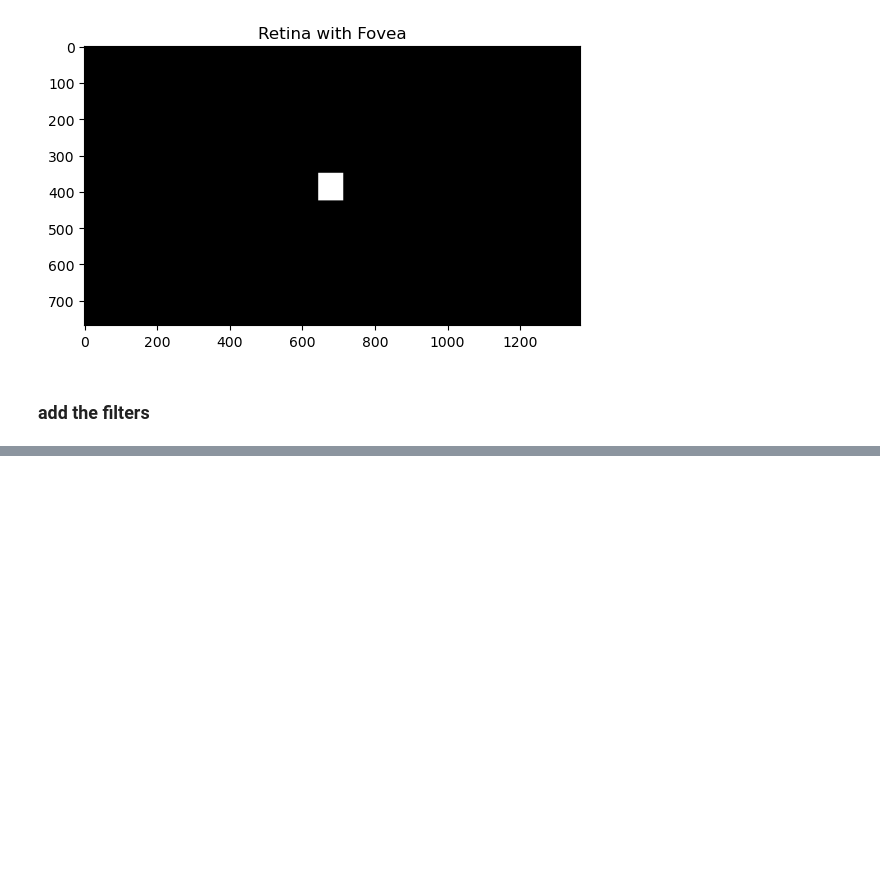
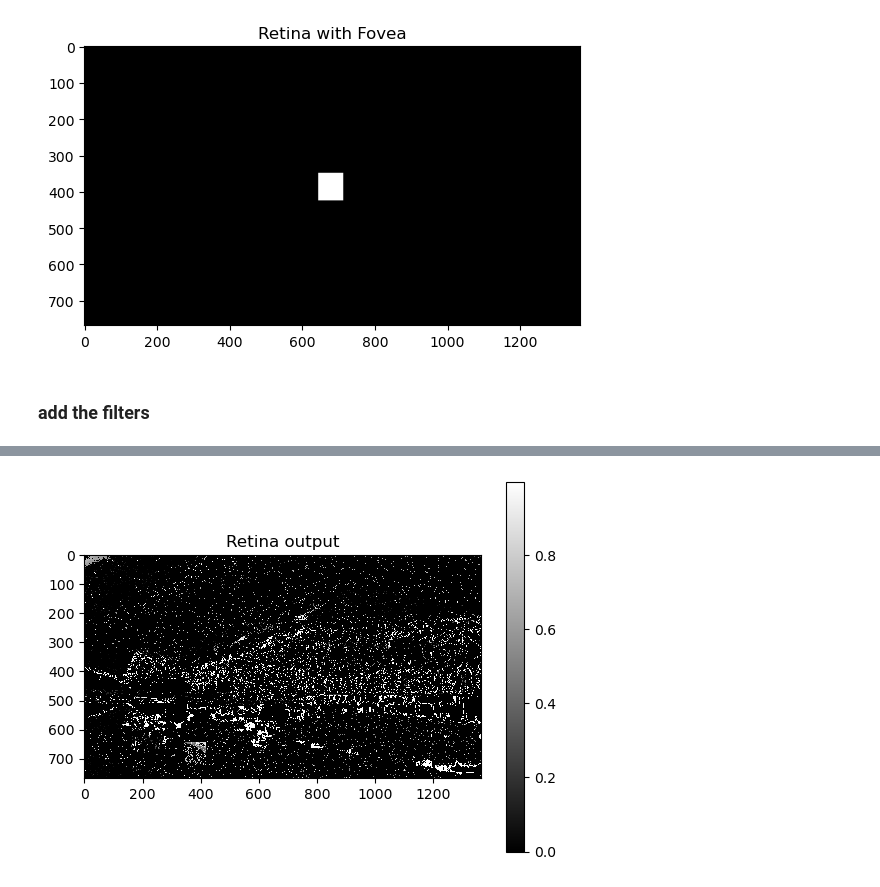
Before and after one commit to pre6/Creating_Retina_Using_CNN, a Jupyter notebook: 7. Get_Distribution_of_Rode_Cone_cells.ipynb, the cells around one changed output, grey strips where cells are left out. Saved outputs shown, nothing was run; the diff lists cells and outputs as text; code cells hidden in the pictures; blank space fills up the shorter version.

Commit message:
dist

```diff
--- a/7. Get_Distribution_of_Rode_Cone_cells.ipynb
+++ b/7. Get_Distribution_of_Rode_Cone_cells.ipynb
@@ -283,0 +294,14 @@ plt.show()
+# %%
+
+
+
+
+probabilities_retina = [0.95, 0.005, 0.015, 0.03]
+probabilities_fovea = [0,0,0.75,0.25]
+
+image_path = "text_image_1.jpg"
+fovea_width = middle_factors[0]
+fovea_length = middle_factors[1]
+
+
+two_arrays = apply_dist(image_path,probabilities_retina,probabilities_fovea,fovea_width,fovea_length)
@@ -283,0 +312,4 @@ plt.show()
+# %%
+print(two_arrays[0])
+
+output =two_arrays[0]
@@ -283,0 +324,7 @@ plt.show()
+# %%
+plt.imshow(output, cmap='gist_gray', interpolation='nearest')
+plt.colorbar()
+plt.title('Retina output')
+plt.show()
+# %% [output]
+[figure, added]
```
Also changed, not shown: parts of 10 cells of this notebook, 1 other file.
